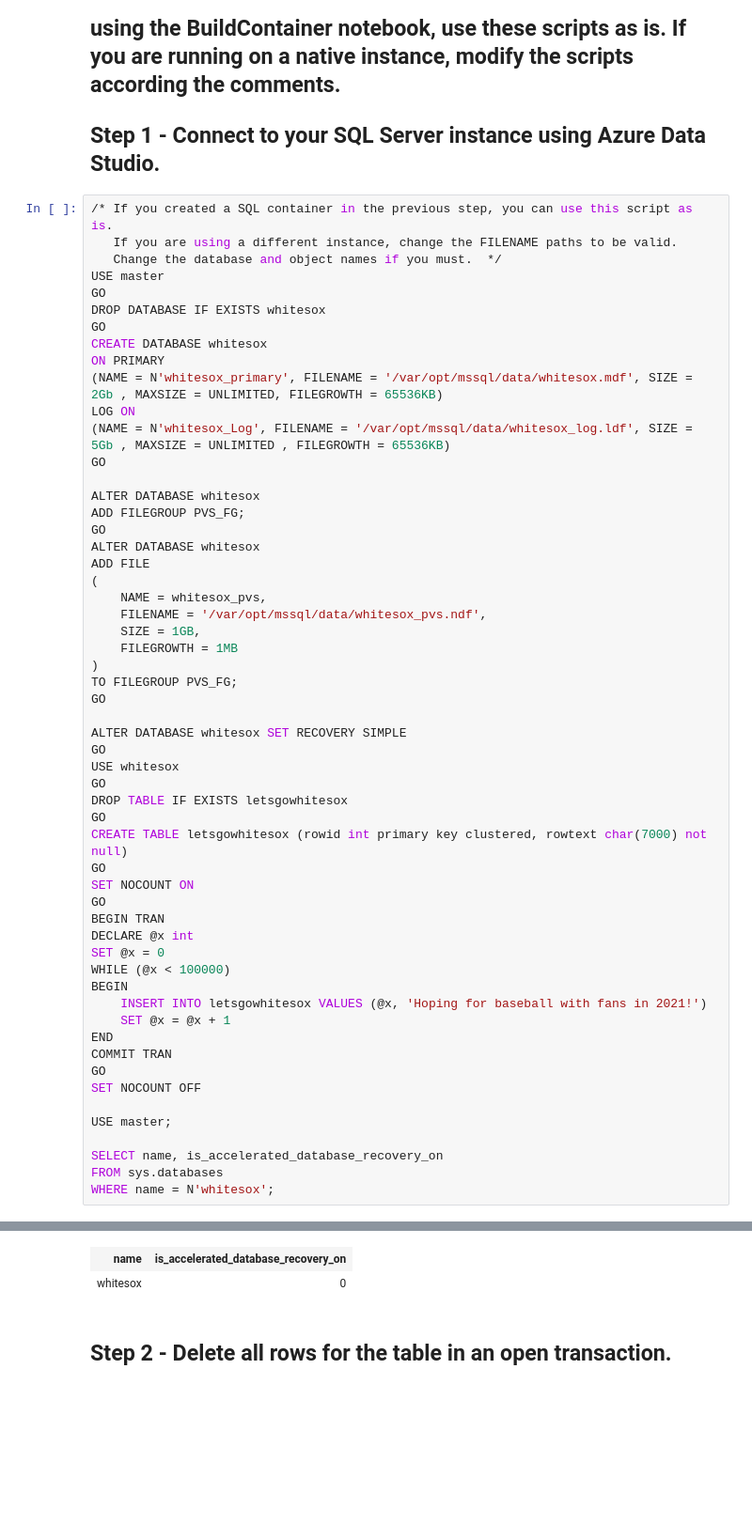
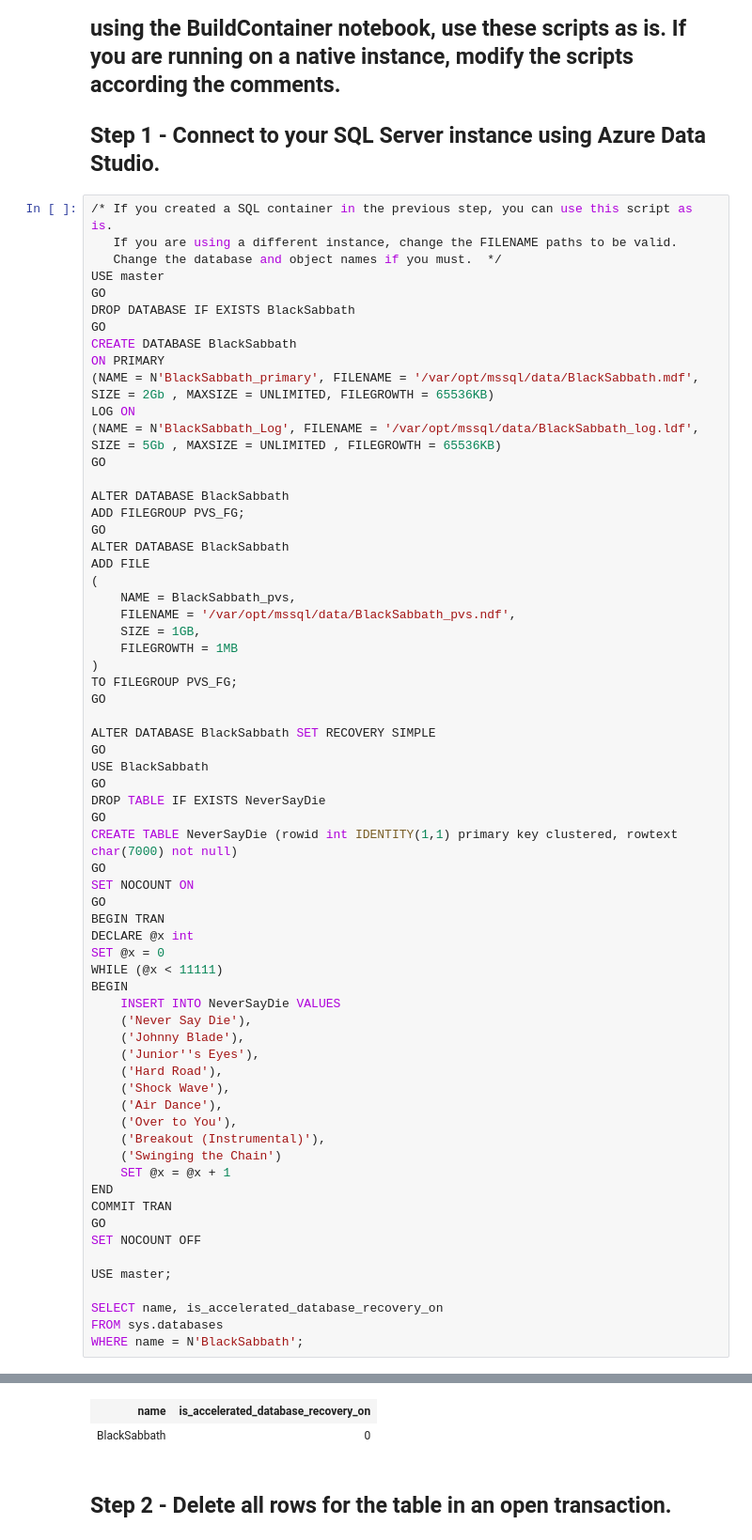
Before and after one commit to skreebydba/MinnesotaPresentation, a Jupyter notebook: BasicADR.ipynb, the cells around one changed output, grey strips where cells are left out. Shown: that part at 94% size. Saved outputs shown, nothing was run; the diff lists cells and outputs as text; blank space fills up the shorter version.

```diff
--- a/BasicADR.ipynb
+++ b/BasicADR.ipynb
@@ -8,45 +8,54 @@
    Change the database and object names if you must.  */
 USE master
 GO
-DROP DATABASE IF EXISTS whitesox
+DROP DATABASE IF EXISTS BlackSabbath
 GO
-CREATE DATABASE whitesox
+CREATE DATABASE BlackSabbath
 ON PRIMARY
-(NAME = N'whitesox_primary', FILENAME = '/var/opt/mssql/data/whitesox.mdf', SIZE = 2Gb , MAXSIZE = UNLIMITED, FILEGROWTH = 65536KB)
+(NAME = N'BlackSabbath_primary', FILENAME = '/var/opt/mssql/data/BlackSabbath.mdf', SIZE = 2Gb , MAXSIZE = UNLIMITED, FILEGROWTH = 65536KB)
 LOG ON
-(NAME = N'whitesox_Log', FILENAME = '/var/opt/mssql/data/whitesox_log.ldf', SIZE = 5Gb , MAXSIZE = UNLIMITED , FILEGROWTH = 65536KB)
+(NAME = N'BlackSabbath_Log', FILENAME = '/var/opt/mssql/data/BlackSabbath_log.ldf', SIZE = 5Gb , MAXSIZE = UNLIMITED , FILEGROWTH = 65536KB)
 GO
 
-ALTER DATABASE whitesox
+ALTER DATABASE BlackSabbath
 ADD FILEGROUP PVS_FG;
 GO
-ALTER DATABASE whitesox
+ALTER DATABASE BlackSabbath
 ADD FILE
 (
-    NAME = whitesox_pvs,
-    FILENAME = '/var/opt/mssql/data/whitesox_pvs.ndf',
+    NAME = BlackSabbath_pvs,
+    FILENAME = '/var/opt/mssql/data/BlackSabbath_pvs.ndf',
     SIZE = 1GB,
     FILEGROWTH = 1MB
 )
 TO FILEGROUP PVS_FG;
 GO
 
-ALTER DATABASE whitesox SET RECOVERY SIMPLE
+ALTER DATABASE BlackSabbath SET RECOVERY SIMPLE
 GO
-USE whitesox
+USE BlackSabbath
 GO
-DROP TABLE IF EXISTS letsgowhitesox
+DROP TABLE IF EXISTS NeverSayDie
 GO
-CREATE TABLE letsgowhitesox (rowid int primary key clustered, rowtext char(7000) not null)
+CREATE TABLE NeverSayDie (rowid int IDENTITY(1,1) primary key clustered, rowtext char(7000) not null)
 GO
 SET NOCOUNT ON
 GO
 BEGIN TRAN
 DECLARE @x int
 SET @x = 0
-WHILE (@x < 100000)
+WHILE (@x < 11111)
 BEGIN
-	INSERT INTO letsgowhitesox VALUES (@x, 'Hoping for baseball with fans in 2021!')
+	INSERT INTO NeverSayDie VALUES
+    ('Never Say Die'),
+    ('Johnny Blade'),
+    ('Junior''s Eyes'),
+    ('Hard Road'),
+    ('Shock Wave'),
+    ('Air Dance'),
+    ('Over to You'),
+    ('Breakout (Instrumental)'),
+    ('Swinging the Chain')
 	SET @x = @x + 1
 END
 COMMIT TRAN
@@ -57,7 +66,7 @@ USE master;
 
 SELECT name, is_accelerated_database_recovery_on
 FROM sys.databases
-WHERE name = N'whitesox';
+WHERE name = N'BlackSabbath';
 # %% [output]
 Commands completed successfully.
 Commands completed successfully.
@@ -75,5 +84,5 @@ Total execution time: 00:01:10.596
 | name | is_accelerated_database_recovery_on |
-| whitesox | 0 |
+| BlackSabbath | 0 |
 # %% [markdown]
 ## Step 2 - Delete all rows for the table in an open transaction.
 # %%
```
Also changed, not shown: parts of 8 cells of this notebook, 2 other files.
